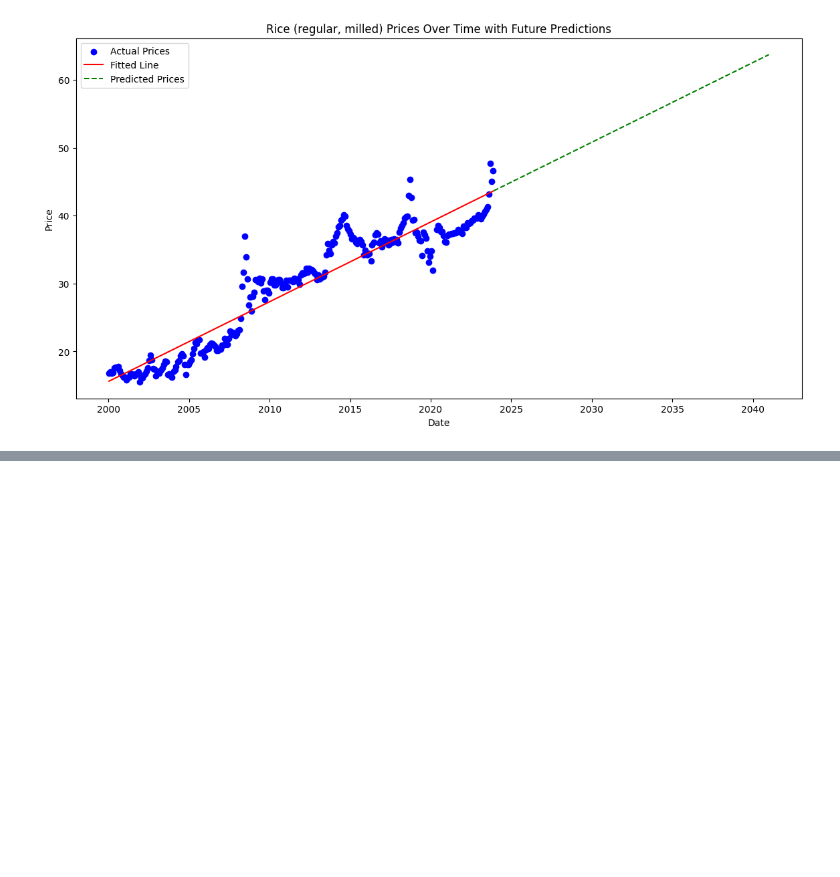
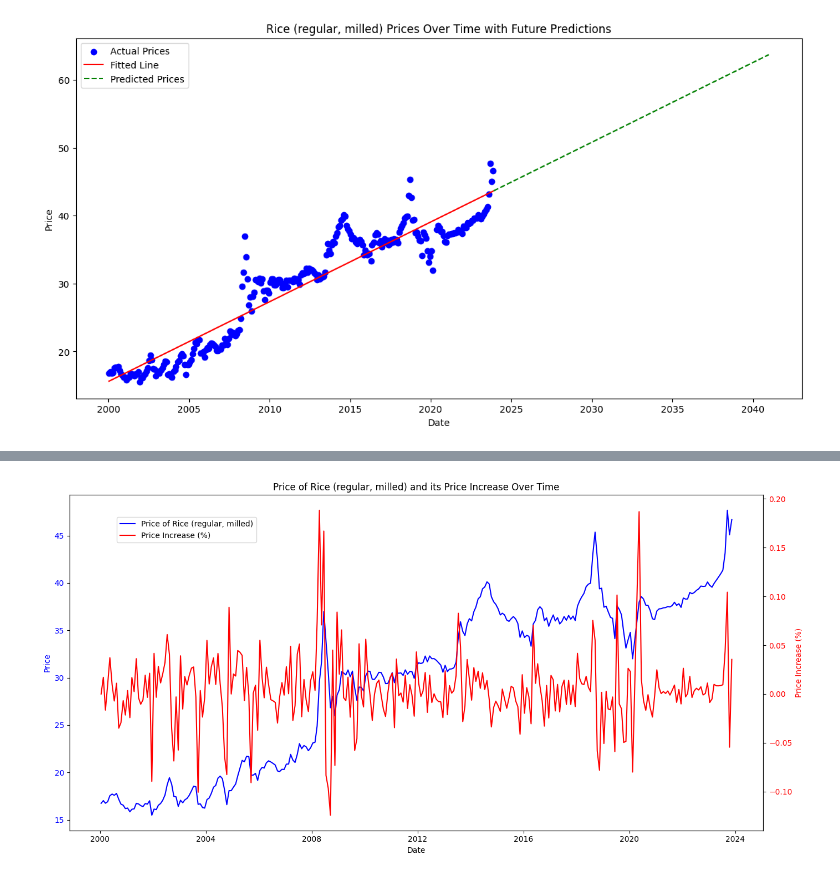
Before and after one commit to jkcte/food-data-philippines-2000-2023-per-day, a Jupyter notebook: foodDataInformation.ipynb, the cells around one changed output, grey strips where cells are left out. Cells and saved outputs as stored; diff of their text form; code cells hidden in the pictures; blank space fills up the shorter version.

```diff
--- a/foodDataInformation.ipynb
+++ b/foodDataInformation.ipynb
@@ -168,0 +206,24 @@ plt.show()
+# %%
+# Create a time series plot for the price of rice including its price increase
+fig, ax1 = plt.subplots(figsize=(14, 7))
+
+# Plot the price of rice
+ax1.plot(pivoted.index, pivoted['Rice (regular, milled)'], color='blue', label='Price of Rice (regular, milled)')
+ax1.set_xlabel('Date')
+ax1.set_ylabel('Price', color='blue')
+ax1.tick_params(axis='y', labelcolor='blue')
+
+# Create a second y-axis to plot the price increase
+ax2 = ax1.twinx()
+ax2.plot(price_increase.index, price_increase['Rice (regular, milled)'], color='red', label='Price Increase (%)')
+ax2.set_ylabel('Price Increase (%)', color='red')
+ax2.tick_params(axis='y', labelcolor='red')
+
+# Add title and legend
+plt.title('Price of Rice (regular, milled) and its Price Increase Over Time')
+fig.tight_layout()
+fig.legend(loc='upper left', bbox_to_anchor=(0.1, 0.9))
+
+plt.show()
+# %% [output]
+[figure, added]
```
Also changed, not shown: parts of 4 cells of this notebook.
